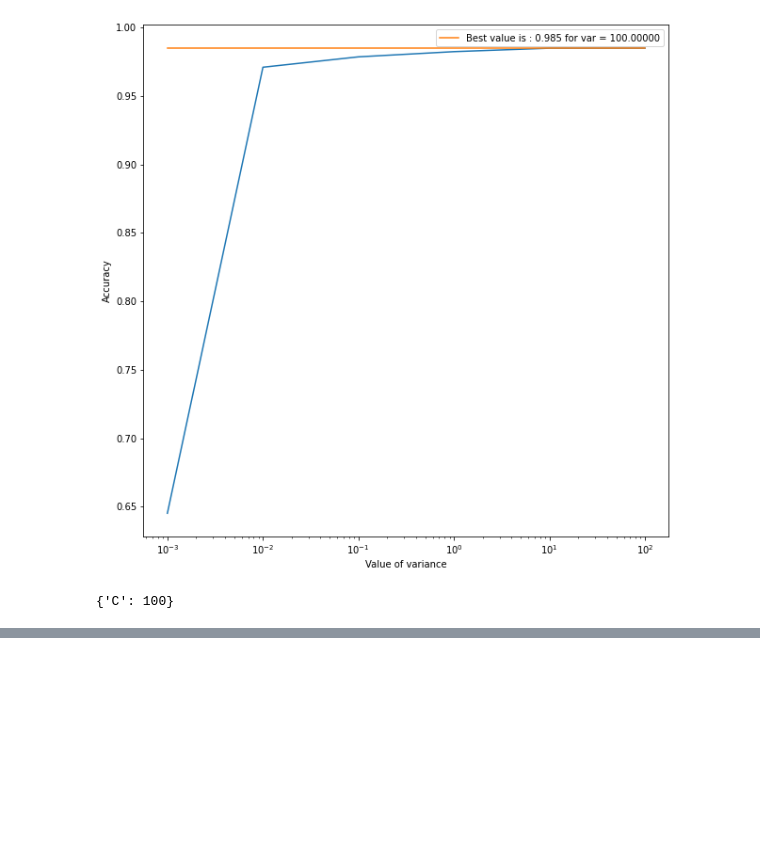
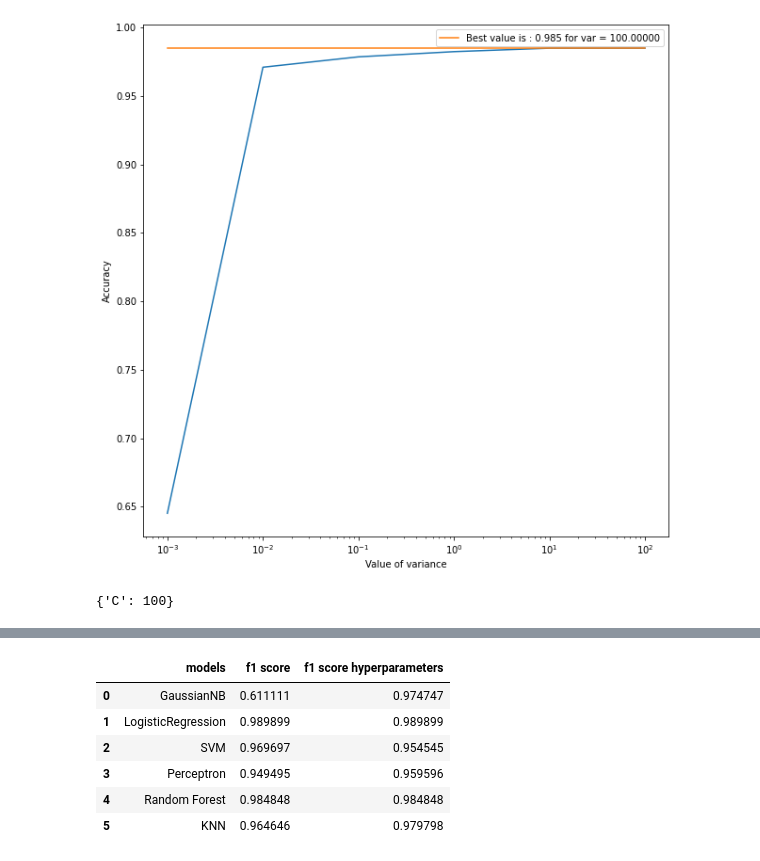
Before and after one commit to Arthur8754/ProjetML, a Jupyter notebook: main.ipynb, the cells around one changed output, grey strips where cells are left out. Cells and saved outputs as stored; diff of their text form; code cells hidden in the pictures; blank space fills up the shorter version.

```diff
--- a/main.ipynb
+++ b/main.ipynb
@@ -137,0 +271,11 @@ perceptron_classifier.error(y_pred,y_test)
+# %%
+result = pd.DataFrame(data = {'models':models,'f1 score':f1_no_parameters,'f1 score hyperparameters':f1_parameters})
+result
+# %% [output]
+|  | models | f1 score | f1 score hyperparameters |
+| 0 | GaussianNB | 0.611111 | 0.974747 |
+| 1 | LogisticRegression | 0.989899 | 0.989899 |
+| 2 | SVM | 0.969697 | 0.954545 |
+| 3 | Perceptron | 0.949495 | 0.959596 |
+| 4 | Random Forest | 0.984848 | 0.984848 |
+| 5 | KNN | 0.964646 | 0.979798 |
```
Also changed, not shown: parts of 18 cells of this notebook, 5 other files.
